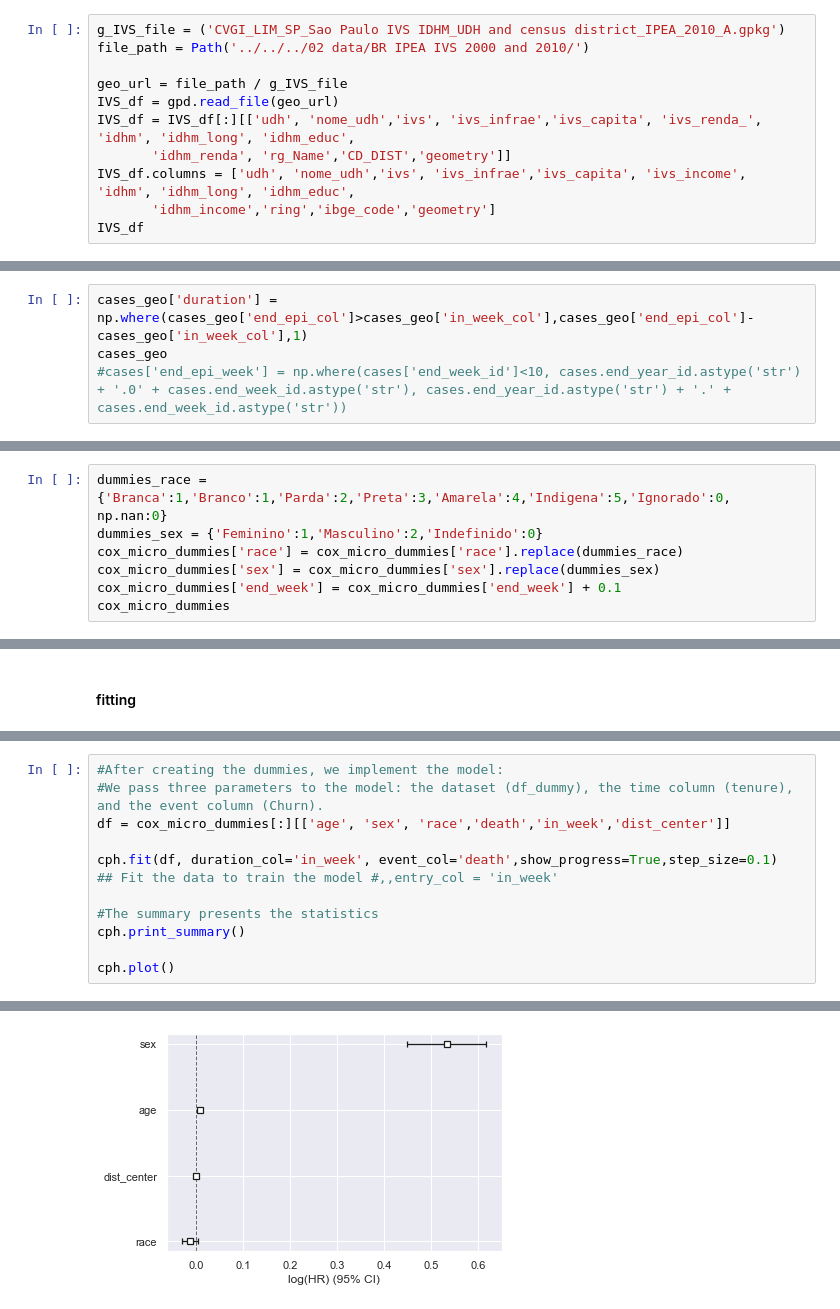
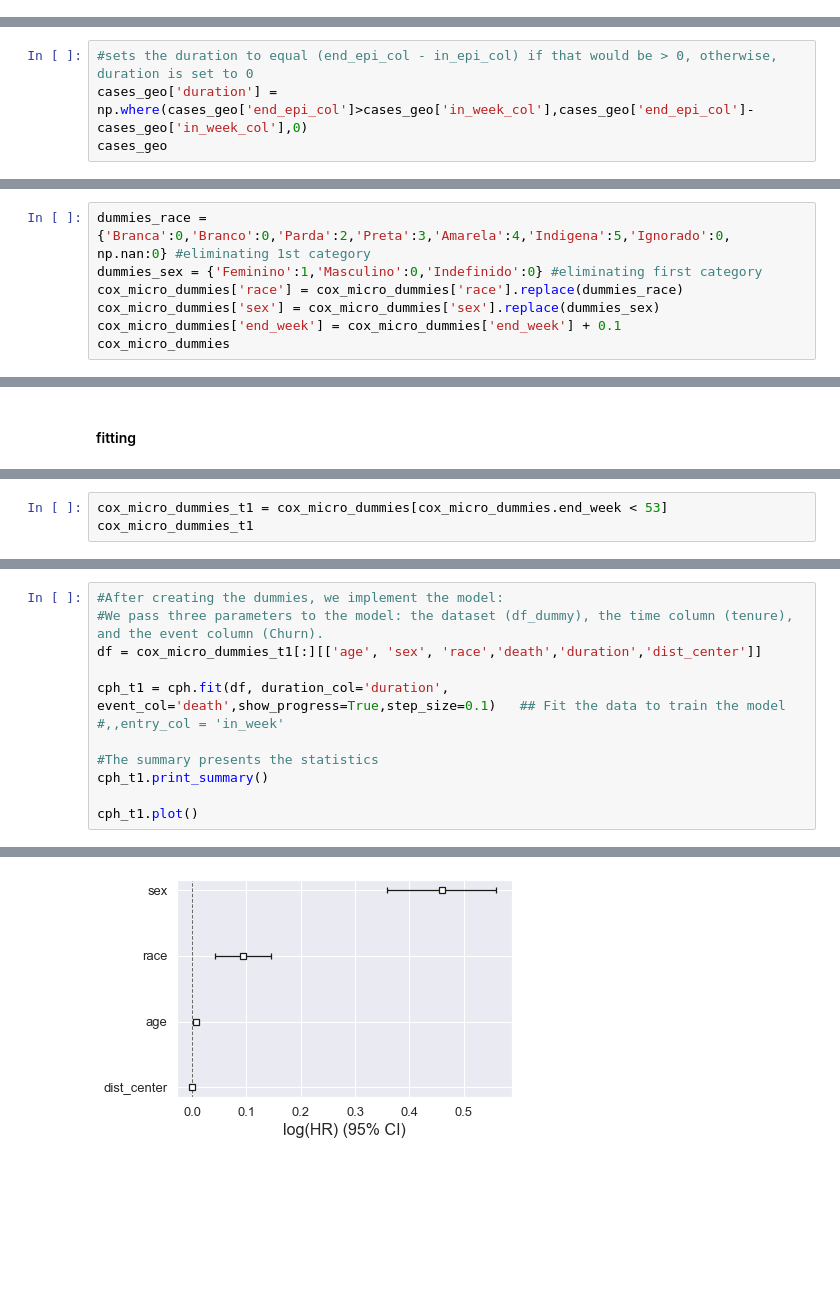
Before and after one commit to alexandrepereiraarq/urb_exposure_nexus, a Jupyter notebook: CVGI MStress_COVID_SP.v8.ipynb, the cells around one changed output, grey strips where cells are left out. Cells and saved outputs as stored; diff of their text form; blank space fills up the shorter version.

```diff
--- a/CVGI MStress_COVID_SP.v8.ipynb
+++ b/CVGI MStress_COVID_SP.v8.ipynb
@@ -965,13 +1070,2 @@ central: 137916 inner: 139652 outer: 143559
 # %% [markdown]
 <h4>Adding SVI info</h4>
-# %%
-g_IVS_file = ('CVGI_LIM_SP_Sao Paulo IVS IDHM_UDH and census district_IPEA_2010_A.gpkg')
-file_path = Path('../../../02 data/BR IPEA IVS 2000 and 2010/')
-
-geo_url = file_path / g_IVS_file
-IVS_df = gpd.read_file(geo_url)
-IVS_df = IVS_df[:][['udh', 'nome_udh','ivs', 'ivs_infrae','ivs_capita', 'ivs_renda_', 'idhm', 'idhm_long', 'idhm_educ',
-       'idhm_renda', 'rg_Name','CD_DIST','geometry']]
-IVS_df.columns = ['udh', 'nome_udh','ivs', 'ivs_infrae','ivs_capita', 'ivs_income', 'idhm', 'idhm_long', 'idhm_educ',
-       'idhm_income','ring','ibge_code','geometry']
-IVS_df
@@ -1914,9 +1953,9 @@ cases_geo
 | 4398348 | 1644655159 | 27.0 | Masculino | Ignorado | NaN | 355030848000032 | 1.0 | Ignorado | ... |
 2116591 rows × 14 columns
 # %%
-cases_geo['duration'] = np.where(cases_geo['end_epi_col']>cases_geo['in_week_col'],cases_geo['end_epi_col']-cases_geo['in_week_col'],1)
+#sets the duration to equal (end_epi_col - in_epi_col) if that would be > 0, otherwise, duration is set to 0
+cases_geo['duration'] = np.where(cases_geo['end_epi_col']>cases_geo['in_week_col'],cases_geo['end_epi_col']-cases_geo['in_week_col'],0)
 cases_geo
-#cases['end_epi_week'] = np.where(cases['end_week_id']<10, cases.end_year_id.astype('str') + '.0' + cases.end_week_id.astype('str'), cases.end_year_id.astype('str') + '.' + cases.end_week_id.astype('str'))
 # %% [output]
 |  | id | idade | sexo | racaCor | etnia | setorCensitario | classificacaoFinalModificada | evolucaoCaso | ... |
 | 0 | 1627047285 | 56.0 | Feminino | Parda | NaN | 355030868000124 | 5.0 | Cura | ... |
@@ -1998,8 +2037,8 @@ Name: race, dtype: int64
 # %%
 cox_micro_dummies = cases_geo_df[:][['age', 'sex', 'race','covid', 'death',  'in_week','duration','end_week','dist_center']]# 'in_date','in_week_col', 'end_date','geometry', 'centroid',
 # %%
-dummies_race = {'Branca':1,'Branco':1,'Parda':2,'Preta':3,'Amarela':4,'Indigena':5,'Ignorado':0, np.nan:0}
-dummies_sex = {'Feminino':1,'Masculino':2,'Indefinido':0}
+dummies_race = {'Branca':0,'Branco':0,'Parda':2,'Preta':3,'Amarela':4,'Indigena':5,'Ignorado':0, np.nan:0} #eliminating 1st category
+dummies_sex = {'Feminino':1,'Masculino':0,'Indefinido':0} #eliminating first category
 cox_micro_dummies['race'] = cox_micro_dummies['race'].replace(dummies_race)
 cox_micro_dummies['sex'] = cox_micro_dummies['sex'].replace(dummies_sex)
 cox_micro_dummies['end_week'] = cox_micro_dummies['end_week'] + 0.1
@@ -2097,0 +2488,3 @@ cph.plot_partial_effects_on_outcome(covariates=["dist_center"],values=[1.821664e
+# %%
+cox_micro_dummies_t1 = cox_micro_dummies[cox_micro_dummies.end_week < 53]
+cox_micro_dummies_t1
@@ -2098,12 +2505,12 @@ cph.plot_partial_effects_on_outcome(covariates=["dist_center"],values=[1.821664e
 # %%
 #After creating the dummies, we implement the model:
 #We pass three parameters to the model: the dataset (df_dummy), the time column (tenure), and the event column (Churn).
-df = cox_micro_dummies[:][['age', 'sex', 'race','death','in_week','dist_center']]
+df = cox_micro_dummies_t1[:][['age', 'sex', 'race','death','duration','dist_center']]
 
-cph.fit(df, duration_col='in_week', event_col='death',show_progress=True,step_size=0.1)   ## Fit the data to train the model #,,entry_col = 'in_week'
+cph_t1 = cph.fit(df, duration_col='duration', event_col='death',show_progress=True,step_size=0.1)   ## Fit the data to train the model #,,entry_col = 'in_week'
 
 #The summary presents the statistics
-cph.print_summary()
+cph_t1.print_summary()
 
-cph.plot()
+cph_t1.plot()
 # %% [output]
@@ -2140,2 +2547,2 @@ Convergence success after 12 iterations.
 <AxesSubplot:xlabel='log(HR) (95% CI)'>
-[figure, old version]
+[figure, new version]
```
Also changed, not shown: parts of 114 cells of this notebook.
